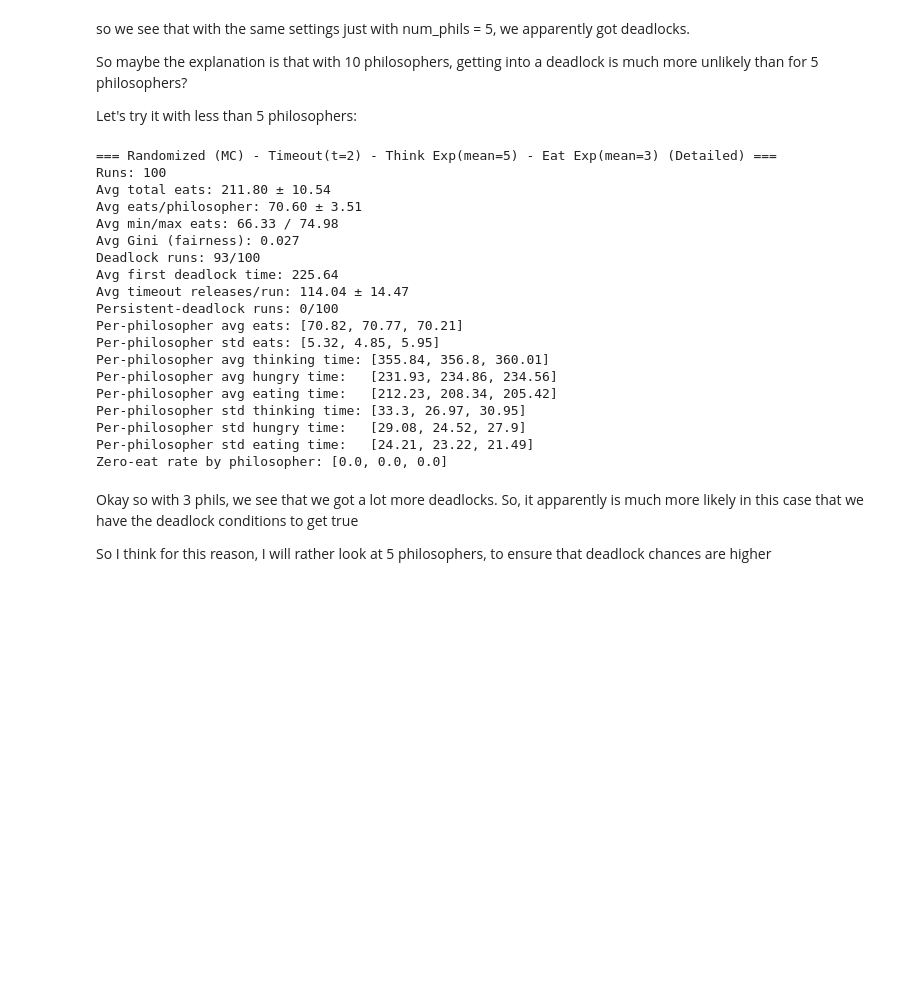
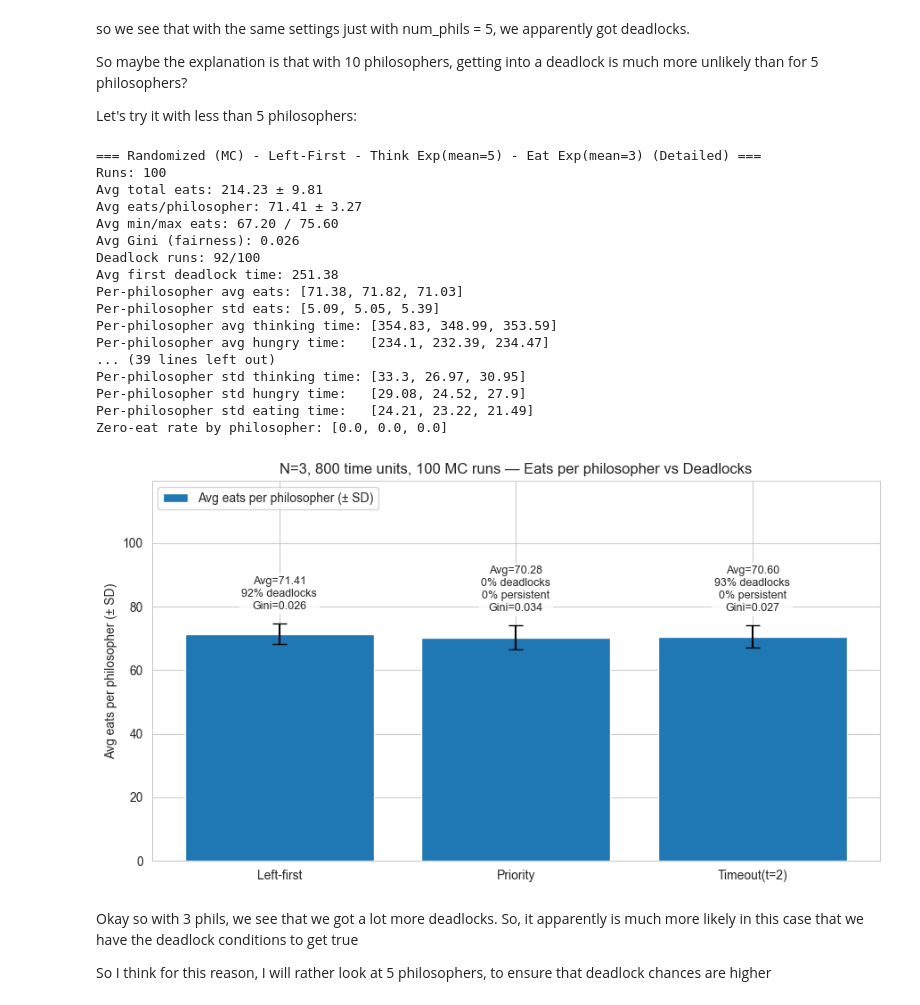
Before and after one commit to tleules23/ModSim2025, a Jupyter notebook: dining_philosophers.ipynb, the cells around one changed output. Cells and saved outputs as stored; diff of their text form; code cells hidden in the pictures; blank space fills up the shorter version.

Commit message:
added plots for task 5

```diff
--- a/dining_philosophers.ipynb
+++ b/dining_philosophers.ipynb
@@ -2127,31 +2245,68 @@ TIMEOUT_DURATION = 2
 
 BASE = dict(num_philosophers=NUM_PHILS, deadlock_detection=True)
 
-mc_timeout_5 = run_and_summarize(
+# Left-first (your output labels it as "Left-First", but the config uses prevention_strategy="none")
+mc_lf_random_3 = run_and_summarize(
+    merge_cfg(BASE, dict(prevention_strategy="none")),
+    runs=MC_RUNS,
+    max_time=MAX_TIME,
+    base_seed=SEED,
+    title_prefix="Randomized (MC)",
+)
+
+# Priority ordering
+mc_pr_random_3 = run_and_summarize(
+    merge_cfg(BASE, dict(prevention_strategy="priority")),
+    runs=MC_RUNS,
+    max_time=MAX_TIME,
+    base_seed=SEED,
+    title_prefix="Randomized (MC)",
+)
+
+# Timeout strategy
+mc_timeout_3 = run_and_summarize(
     merge_cfg(BASE, dict(prevention_strategy="timeout", timeout_duration=TIMEOUT_DURATION)),
-    runs=MC_RUNS, max_time=MAX_TIME, base_seed=SEED,
-    title_prefix="Randomized (MC)"
+    runs=MC_RUNS,
+    max_time=MAX_TIME,
+    base_seed=SEED,
+    title_prefix="Randomized (MC)",
 )
+
+# Optional: collect for plotting
+dfs_3 = [mc_lf_random_3, mc_pr_random_3, mc_timeout_3]
+labels_3 = ["Left-first", "Priority", f"Timeout(t={TIMEOUT_DURATION})"]
 # %% [output]
-=== Randomized (MC) - Timeout(t=2) - Think Exp(mean=5) - Eat Exp(mean=3) (Detailed) ===
+=== Randomized (MC) - Left-First - Think Exp(mean=5) - Eat Exp(mean=3) (Detailed) ===
 Runs: 100
-Avg total eats: 211.80 ± 10.54
-Avg eats/philosopher: 70.60 ± 3.51
-Avg min/max eats: 66.33 / 74.98
-Avg Gini (fairness): 0.027
-Deadlock runs: 93/100
-Avg first deadlock time: 225.64
-Avg timeout releases/run: 114.04 ± 14.47
-Persistent-deadlock runs: 0/100
-Per-philosopher avg eats: [70.82, 70.77, 70.21]
-Per-philosopher std eats: [5.32, 4.85, 5.95]
-Per-philosopher avg thinking time: [355.84, 356.8, 360.01]
-Per-philosopher avg hungry time:   [231.93, 234.86, 234.56]
-Per-philosopher avg eating time:   [212.23, 208.34, 205.42]
+Avg total eats: 214.23 ± 9.81
+Avg eats/philosopher: 71.41 ± 3.27
+Avg min/max eats: 67.20 / 75.60
+Avg Gini (fairness): 0.026
+Deadlock runs: 92/100
+Avg first deadlock time: 251.38
+Per-philosopher avg eats: [71.38, 71.82, 71.03]
+Per-philosopher std eats: [5.09, 5.05, 5.39]
+Per-philosopher avg thinking time: [354.83, 348.99, 353.59]
+Per-philosopher avg hungry time:   [234.1, 232.39, 234.47]
+... (39 lines left out)
 Per-philosopher std thinking time: [33.3, 26.97, 30.95]
 Per-philosopher std hungry time:   [29.08, 24.52, 27.9]
 Per-philosopher std eating time:   [24.21, 23.22, 21.49]
 Zero-eat rate by philosopher: [0.0, 0.0, 0.0]
+# %%
+
+title = "N=3, 800 time units, 100 MC runs — Eats per philosopher vs Deadlocks"
+
+plot_strategy_avg_eats_with_deadlock_text(
+    dfs=dfs_3,
+    labels=labels_3,
+    title=title,
+    annotate_gini=True,
+)
+
+plt.show()
+# %% [output]
+[figure, added]
 # %% [markdown]
 Okay so with 3 phils, we see that we got a lot more deadlocks. So, it apparently is much more likely in this case that we have the deadlock conditions to get true
 
```
Also changed, not shown: parts of 11 cells of this notebook, 1 other file.
